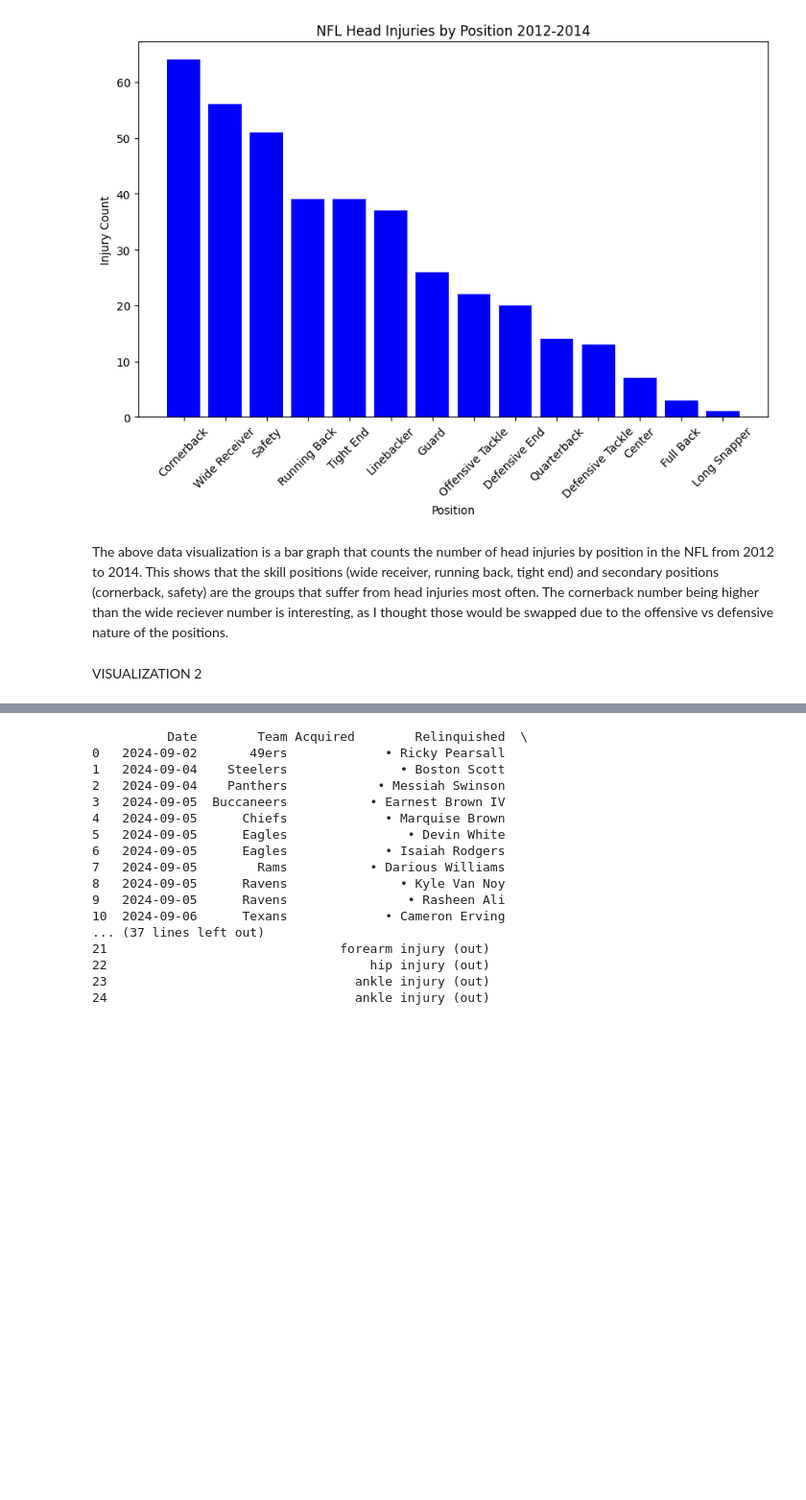
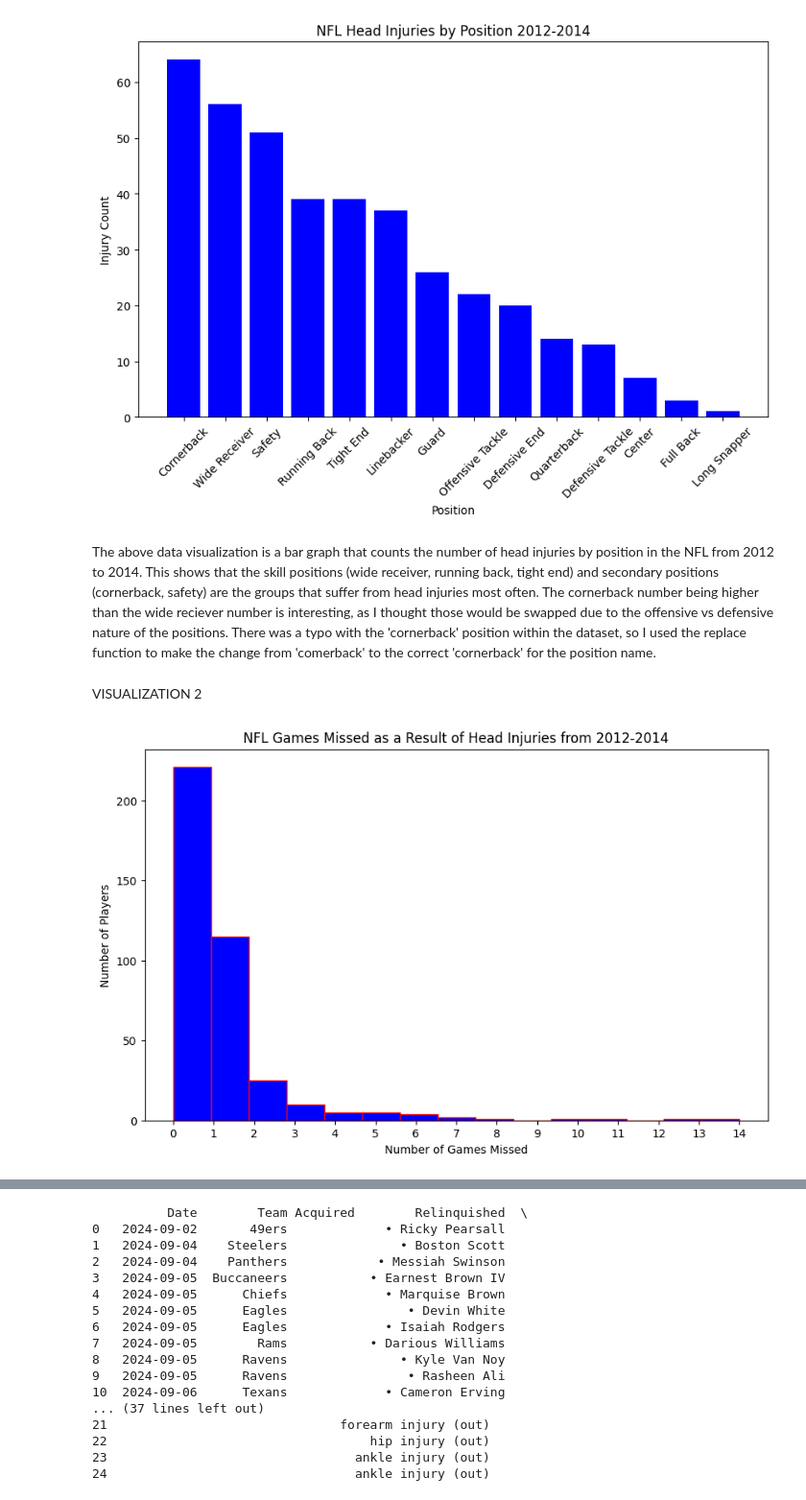
Before and after one commit to IT4063C-Fall24/final-project-jenkinsmt, a Jupyter notebook: source.ipynb, the cells around one changed output, grey strips where cells are left out. Shown: that part at 96% size. Cells and saved outputs as stored; diff of their text form; code cells hidden in the pictures; blank space fills up the shorter version.

```diff
--- a/source.ipynb
+++ b/source.ipynb
@@ -83,6 +83,22 @@ plt.show()
 # %% [output]
 [figure]
 # %% [markdown]
-The above data visualization is a bar graph that counts the number of head injuries by position in the NFL from 2012 to 2014. This shows that the skill positions (wide receiver, running back, tight end) and secondary positions (cornerback, safety) are the groups that suffer from head injuries most often. The cornerback number being higher than the wide reciever number is interesting, as I thought those would be swapped due to the offensive vs defensive nature of the positions.
+The above data visualization is a bar graph that counts the number of head injuries by position in the NFL from 2012 to 2014. This shows that the skill positions (wide receiver, running back, tight end) and secondary positions (cornerback, safety) are the groups that suffer from head injuries most often. The cornerback number being higher than the wide reciever number is interesting, as I thought those would be swapped due to the offensive vs defensive nature of the positions. There was a typo with the 'cornerback' position within the dataset, so I used the replace function to make the change from 'comerback' to the correct 'cornerback' for the position name.
 # %% [markdown]
 VISUALIZATION 2
+# %%
+file_path = '/Users/matt/Documents/GitHub/final-project-jenkinsmt/Concussion Injuries 2012-2014.csv'
+df = pd.read_csv(file_path)
+
+# Replace empty cells in the 'Games Missed' column with 0
+df['Games Missed'] = df['Games Missed'].fillna(0)
+
+plt.figure(figsize=(10, 6))
+plt.hist(df['Games Missed'], bins=15, color='blue', edgecolor='red', range=(0, 14))
+plt.title("NFL Games Missed as a Result of Head Injuries from 2012-2014")
+plt.xlabel("Number of Games Missed")
+plt.ylabel("Number of Players")
+plt.xticks(range(0, 15))
+plt.show()
+# %% [output]
+[figure, added]
```
Also changed, not shown: parts of 1 cell of this notebook.
